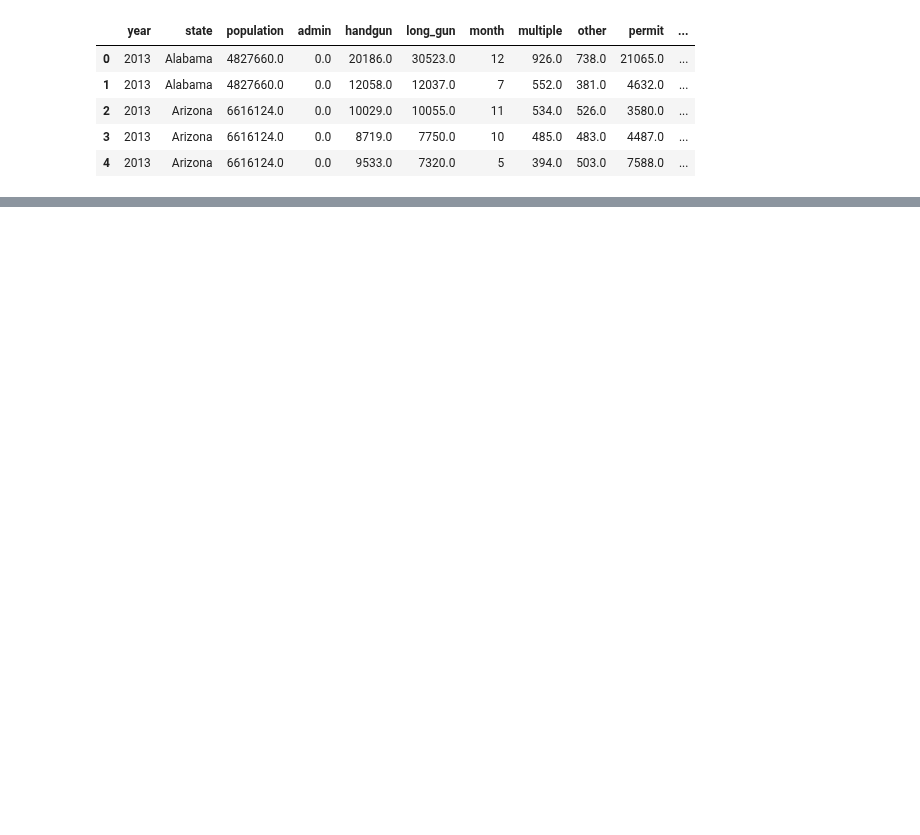
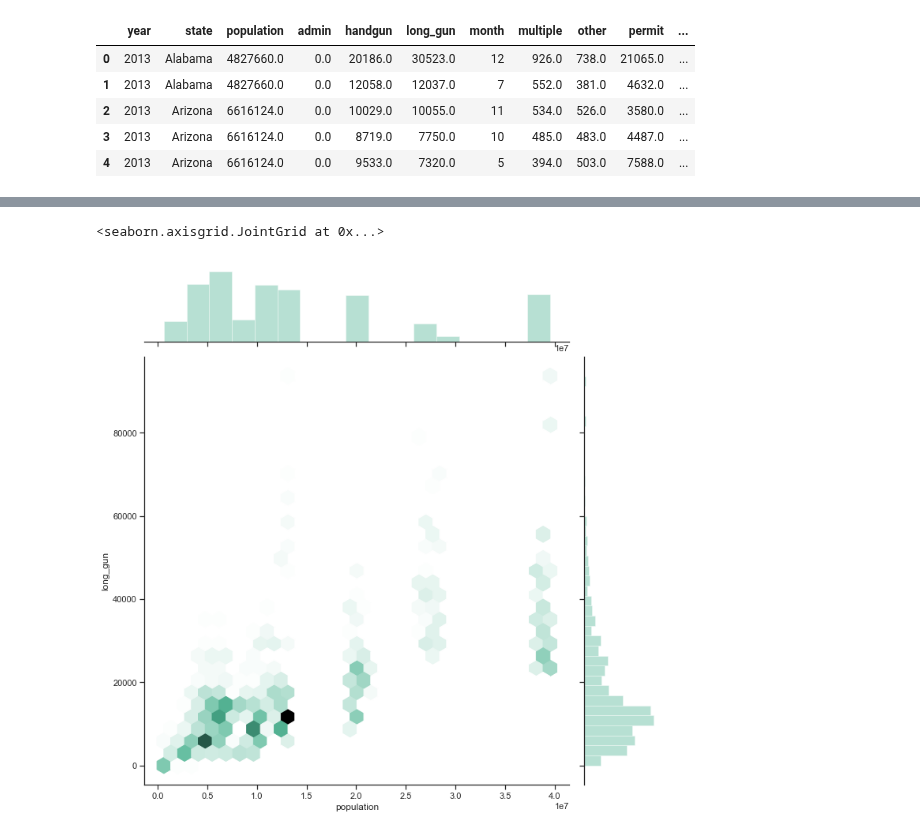
Before and after one commit to EliasFM/INFO370-FinalProject, a Jupyter notebook: Gun sales Population by shooting Visualization.ipynb, the cells around one changed output, grey strips where cells are left out. Cells and saved outputs as stored; diff of their text form; code cells hidden in the pictures; blank space fills up the shorter version.

```diff
--- a/Gun sales Population by shooting Visualization.ipynb
+++ b/Gun sales Population by shooting Visualization.ipynb
@@ -53,2 +69,7 @@ g = g.map(plt.plot, "month", "killed", marker=".")
+# %%
+sns.jointplot(gunsale_population_by_shooting.population, gunsale_population_by_shooting.long_gun, kind="hex", height=10, color="#4CB391")
+# %% [output]
+<seaborn.axisgrid.JointGrid at 0x...>
+[figure, added]
 # %%
 nst_est2017_allData.head()
```
Also changed, not shown: parts of 11 cells of this notebook.
